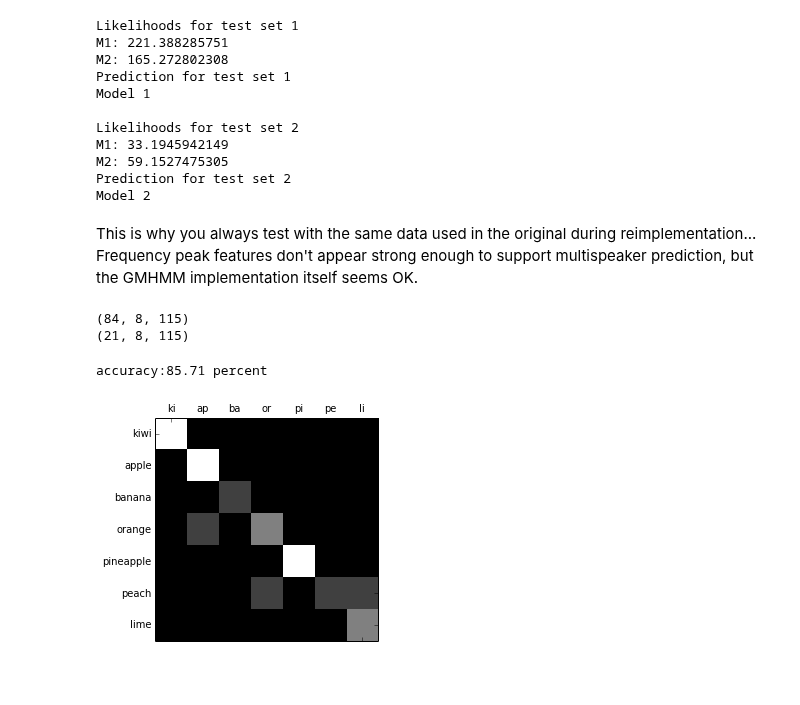
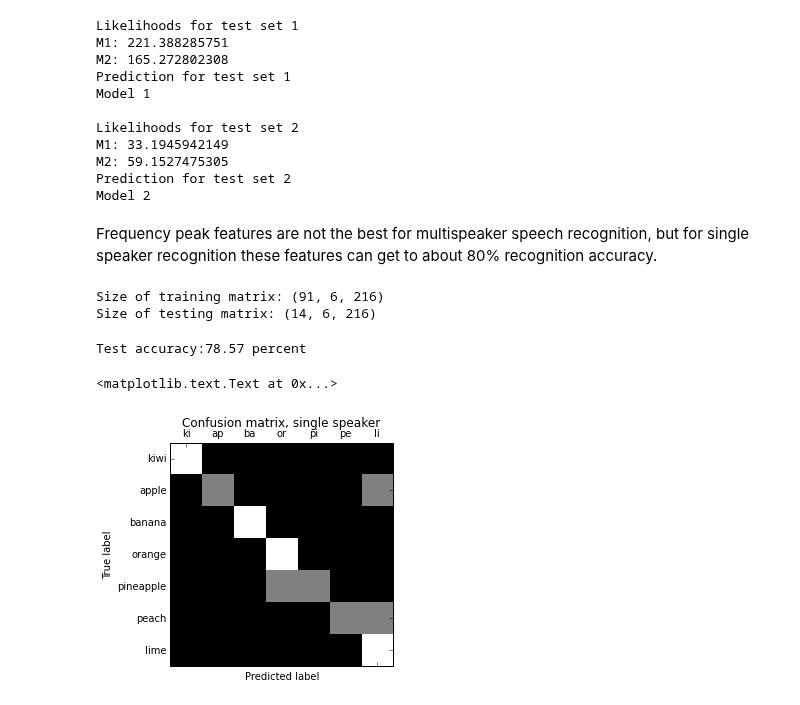
Before and after one commit to kastnerkyle/kastnerkyle.github.io-pelican, a Jupyter notebook: content/downloads/notebooks/ml_single_speaker_speech_recognition.ipynb, the cells around one changed output. Saved outputs shown, nothing was run; the diff lists cells and outputs as text; code cells hidden in the pictures; blank space fills up the shorter version.

```diff
--- a/content/downloads/notebooks/ml_single_speaker_speech_recognition.ipynb
+++ b/content/downloads/notebooks/ml_single_speaker_speech_recognition.ipynb
@@ -152,9 +165,8 @@ Processed obs 100
 import scipy.stats as st
 import numpy as np
 
-
-class gmhmm:
-    #This class inspired by (stolen from) https://code.google.com/p/hmm-speech-recognition/source/browse/Word.m
+class gmmhmm:
+    #This class converted with modifications from https://code.google.com/p/hmm-speech-recognition/source/browse/Word.m
     def __init__(self, n_states):
         self.n_states = n_states
         self.random_state = np.random.RandomState(0)
@@ -168,7 +180,6 @@ class gmhmm:
         self.n_dims = None
 
     def _forward(self, B):
-        #Starting with a 0 log likelihood seems so wrong...
         log_likelihood = 0.
         T = B.shape[1]
         alpha = np.zeros(B.shape)
@@ -272,7 +283,7 @@ class gmhmm:
         self.A = expected_A
         return log_likelihood
 
-    def train(self, obs, n_iter=15):
+    def fit(self, obs, n_iter=15):
         #Support for 2D and 3D arrays
         #2D should be n_features, n_dims
         #3D should be n_examples, n_features, n_dims
@@ -292,7 +303,7 @@ class gmhmm:
                     log_likelihood = self._em_step(obs[n, :, :])
         return self
 
-    def predict(self, obs):
+    def transform(self, obs):
         #Support for 2D and 3D arrays
         #2D should be n_features, n_dims
         #3D should be n_examples, n_features, n_dims
@@ -320,13 +331,13 @@ if __name__ == "__main__":
     t2 = rstate.rand(*t1.shape)
     t2 /= t2.sum(axis=0)
 
-    m1 = gmhmm(2)
-    m1.train(t1)
-    m2 = gmhmm(2)
-    m2.train(t2)
+    m1 = gmmhmm(2)
+    m1.fit(t1)
+    m2 = gmmhmm(2)
+    m2.fit(t2)
 
-    m1t1 = m1.predict(t1)
-    m2t1 = m2.predict(t1)
+    m1t1 = m1.transform(t1)
+    m2t1 = m2.transform(t1)
     print "Likelihoods for test set 1"
     print "M1:",m1t1
     print "M2:",m2t1
@@ -334,8 +345,8 @@ if __name__ == "__main__":
     print "Model", np.argmax([m1t1, m2t1]) + 1
     print
 
-    m1t2 = m1.predict(t2)
-    m2t2 = m2.predict(t2)
+    m1t2 = m1.transform(t2)
+    m2t2 = m2.transform(t2)
     print "Likelihoods for test set 2"
     print "M1:",m1t2
     print "M2:",m2t2
@@ -353,32 +364,41 @@ M1: 33.1945942149
 M2: 59.1527475305
 Prediction for test set 2
 Model 2
-# %% [markdown]
-This is why you always test with the same data used in the original during reimplementation... Frequency peak features don't appear strong enough to support multispeaker prediction, but the GMHMM implementation itself seems OK.
-# %%
-print X_train.shape
-print X_test.shape
-# %% [output]
-(84, 8, 115)
-(21, 8, 115)
+# %% [markdown]
+Frequency peak features are not the best for multispeaker speech recognition, but for single speaker recognition these features can get to about 80% recognition accuracy.
+# %%
+from sklearn.cross_validation import StratifiedShuffleSplit
+sss = StratifiedShuffleSplit(all_labels, test_size=0.1, random_state=0)
+for train_index, test_index in sss:
+    X_train, X_test = all_obs[train_index, ...], all_obs[test_index, ...]
+    y_train, y_test = all_labels[train_index], all_labels[test_index]
+print 'Size of training matrix:', X_train.shape
+print 'Size of testing matrix:', X_test.shape
+# %% [output]
+Size of training matrix: (91, 6, 216)
+Size of testing matrix: (14, 6, 216)
 # %%
 ys = set(all_labels)
-ms = [gmhmm(5) for y in ys]
-_ = [m.train(X_train[y_train == y, :, :]) for m, y in zip(ms, ys)]
-ps = [m.predict(X_test) for m in ms]
+ms = [gmmhmm(6) for y in ys]
+_ = [m.fit(X_train[y_train == y, :, :]) for m, y in zip(ms, ys)]
+ps = [m.transform(X_test) for m in ms]
 res = np.vstack(ps)
 # %%
 predicted_labels = np.argmax(res, axis=0)
 missed = (predicted_labels != y_test)
-print 'accuracy:%.2f percent'%(100 * (1 - np.sum(missed) / float(y_test.shape[0])))
+print 'Test accuracy:%.2f percent'%(100 * (1 - np.mean(missed)))
 # %% [output]
-accuracy:85.71 percent
+Test accuracy:78.57 percent
 # %%
 from sklearn.metrics import confusion_matrix
 cm = confusion_matrix(y_test, predicted_labels)
 plt.matshow(cm, cmap='gray')
 ax = plt.gca()
 _ = ax.set_xticklabels([" "] + [l[:2] for l in spoken])
 _ = ax.set_yticklabels([" "] + spoken)
+plt.title('Confusion matrix, single speaker')
+plt.ylabel('True label')
+plt.xlabel('Predicted label')
 # %% [output]
+<matplotlib.text.Text at 0x...>
-[figure, old version]
+[figure, new version]
```
Also changed, not shown: parts of 5 cells of this notebook, 2 other files.
